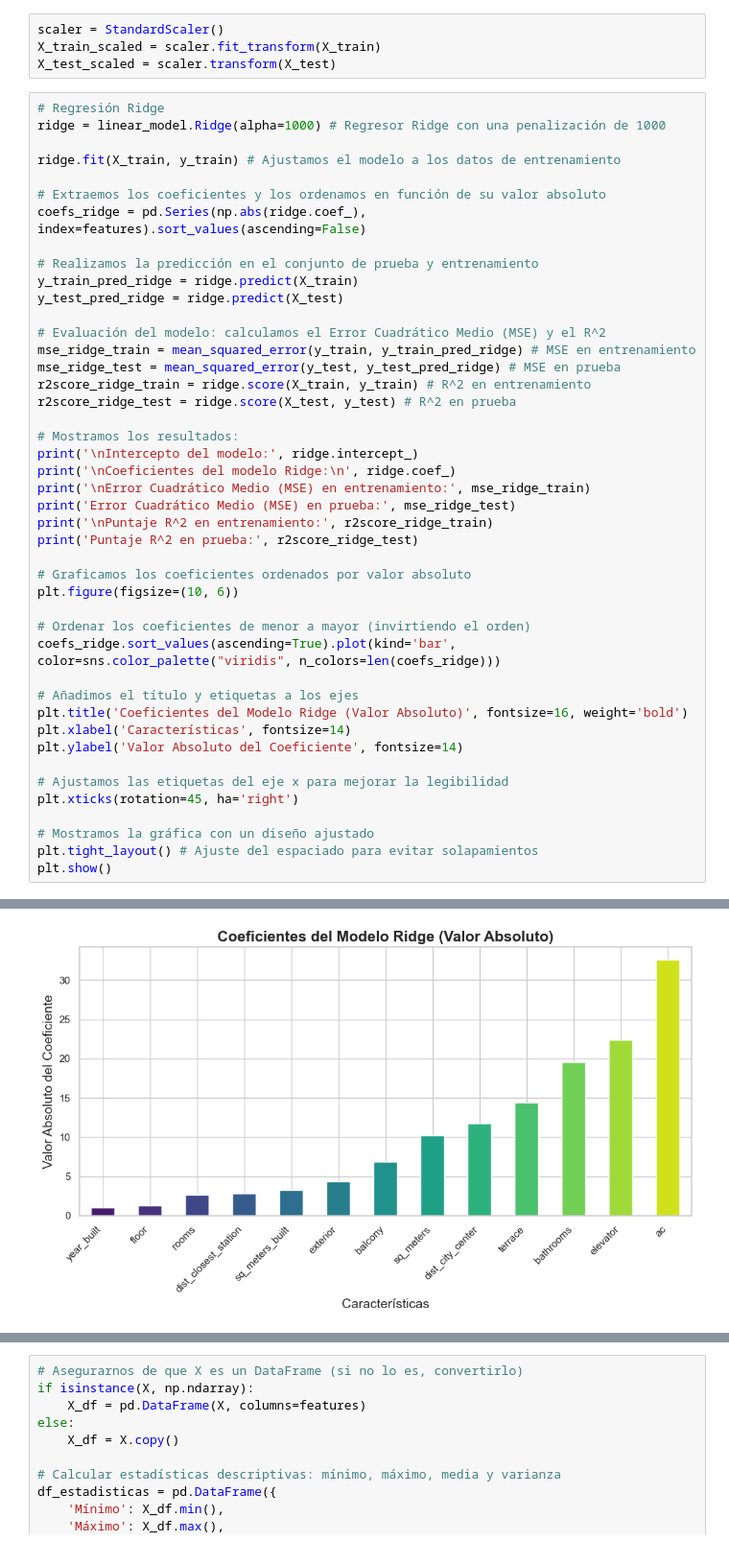
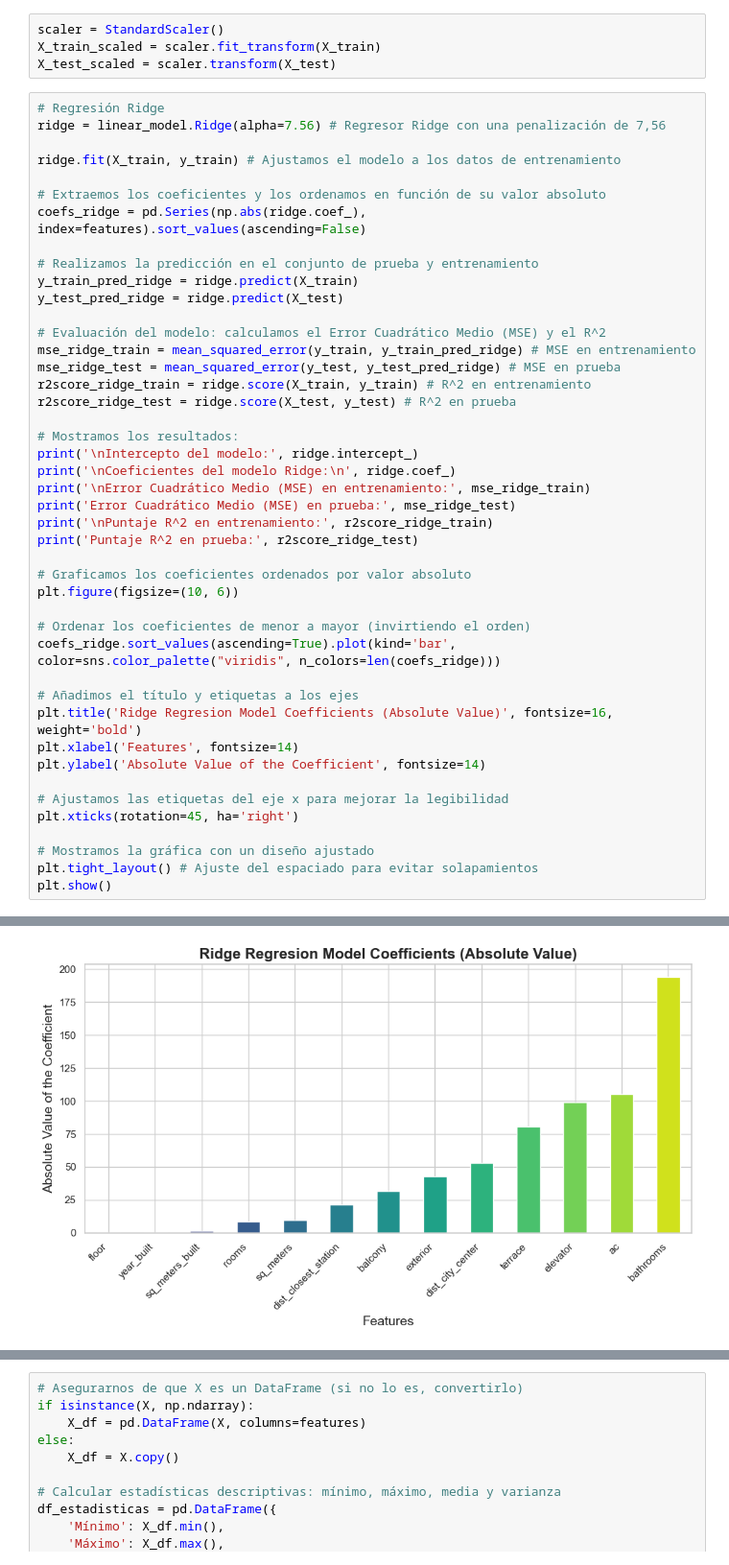
Before and after one commit to arboldeku/rentingciutatvella, a Jupyter notebook: Code/regresionesrentbcn.ipynb, the cells around one changed output, grey strips where cells are left out. Shown at 96% size. Drawn from its saved outputs; the diff is of its cells as text.

```diff
--- a/Code/regresionesrentbcn.ipynb
+++ b/Code/regresionesrentbcn.ipynb
@@ -376,7 +389,7 @@ X_train_scaled = scaler.fit_transform(X_train)
 X_test_scaled = scaler.transform(X_test)
 # %%
 # Regresión Ridge
-ridge = linear_model.Ridge(alpha=1000) # Regresor Ridge con una penalización de 1000
+ridge = linear_model.Ridge(alpha=7.56) # Regresor Ridge con una penalización de 7,56
 
 ridge.fit(X_train, y_train) # Ajustamos el modelo a los datos de entrenamiento
 
@@ -408,9 +421,9 @@ plt.figure(figsize=(10, 6))
 coefs_ridge.sort_values(ascending=True).plot(kind='bar', color=sns.color_palette("viridis", n_colors=len(coefs_ridge)))
 
 # Añadimos el título y etiquetas a los ejes
-plt.title('Coeficientes del Modelo Ridge (Valor Absoluto)', fontsize=16, weight='bold')
-plt.xlabel('Características', fontsize=14)
-plt.ylabel('Valor Absoluto del Coeficiente', fontsize=14)
+plt.title('Ridge Regresion Model Coefficients (Absolute Value)', fontsize=16, weight='bold')
+plt.xlabel('Features', fontsize=14)
+plt.ylabel('Absolute Value of the Coefficient', fontsize=14)
 
 # Ajustamos las etiquetas del eje x para mejorar la legibilidad
 plt.xticks(rotation=45, ha='right')
@@ -434,3 +447,3 @@ Puntaje R^2 en prueba: 0.5962685990794034
-[figure, old version]
+[figure, new version]
 # %%
 ## Regresión Lasso
```
Also changed, not shown: parts of 8 cells of this notebook, 5 other files.
